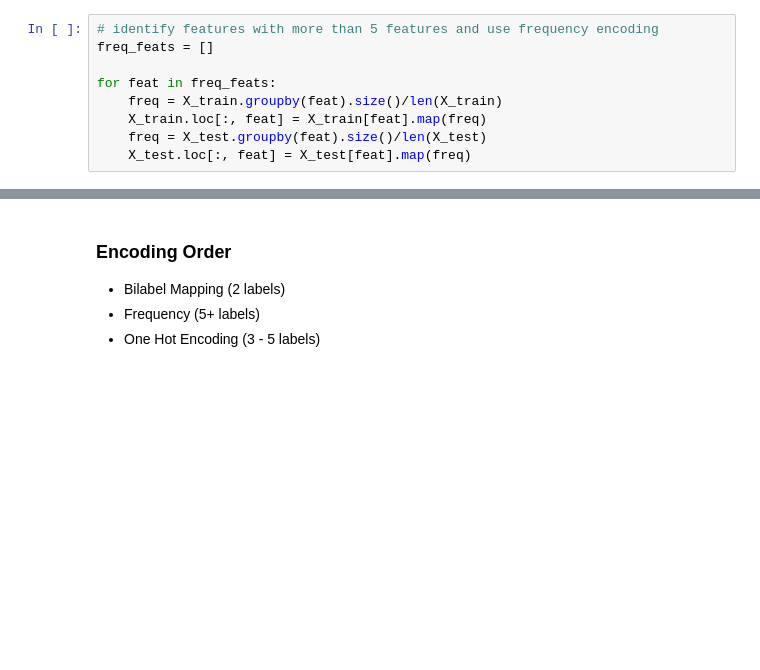
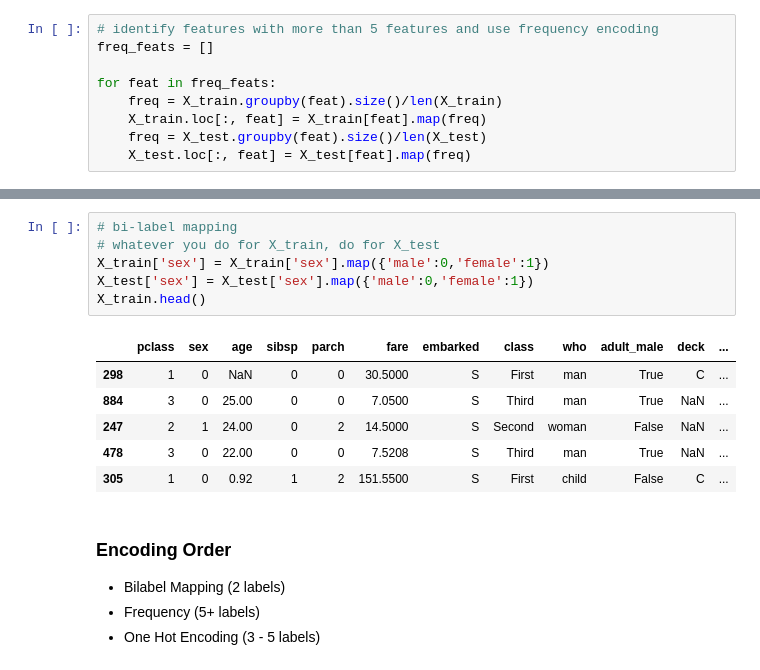
Before and after one commit to gitmystuff/INFO4050-Spring-2023, a Jupyter notebook: Week_06-Feature_Engineering/Week 06 - Feature Engineering.ipynb, the cells around one changed output, grey strips where cells are left out. Drawn from its saved outputs; the diff is of its cells as text; blank space fills up the shorter version.

```diff
--- a/Week_06-Feature_Engineering/Week 06 - Feature Engineering.ipynb
+++ b/Week_06-Feature_Engineering/Week 06 - Feature Engineering.ipynb
@@ -949,3 +985,16 @@ for feat in freq_feats:
+# %%
+# bi-label mapping
+# whatever you do for X_train, do for X_test
+X_train['sex'] = X_train['sex'].map({'male':0,'female':1})
+X_test['sex'] = X_test['sex'].map({'male':0,'female':1})
+X_train.head()
+# %% [output]
+|  | pclass | sex | age | sibsp | parch | fare | embarked | class | who | adult_male | deck | ... |
+| 298 | 1 | 0 | NaN | 0 | 0 | 30.5000 | S | First | man | True | C | ... |
+| 884 | 3 | 0 | 25.00 | 0 | 0 | 7.0500 | S | Third | man | True | NaN | ... |
+| 247 | 2 | 1 | 24.00 | 0 | 2 | 14.5000 | S | Second | woman | False | NaN | ... |
+| 478 | 3 | 0 | 22.00 | 0 | 0 | 7.5208 | S | Third | man | True | NaN | ... |
+| 305 | 1 | 0 | 0.92 | 1 | 2 | 151.5500 | S | First | child | False | C | ... |
 # %% [markdown]
 ### Encoding Order
 
```
Also changed, not shown: parts of 5 cells of this notebook.
